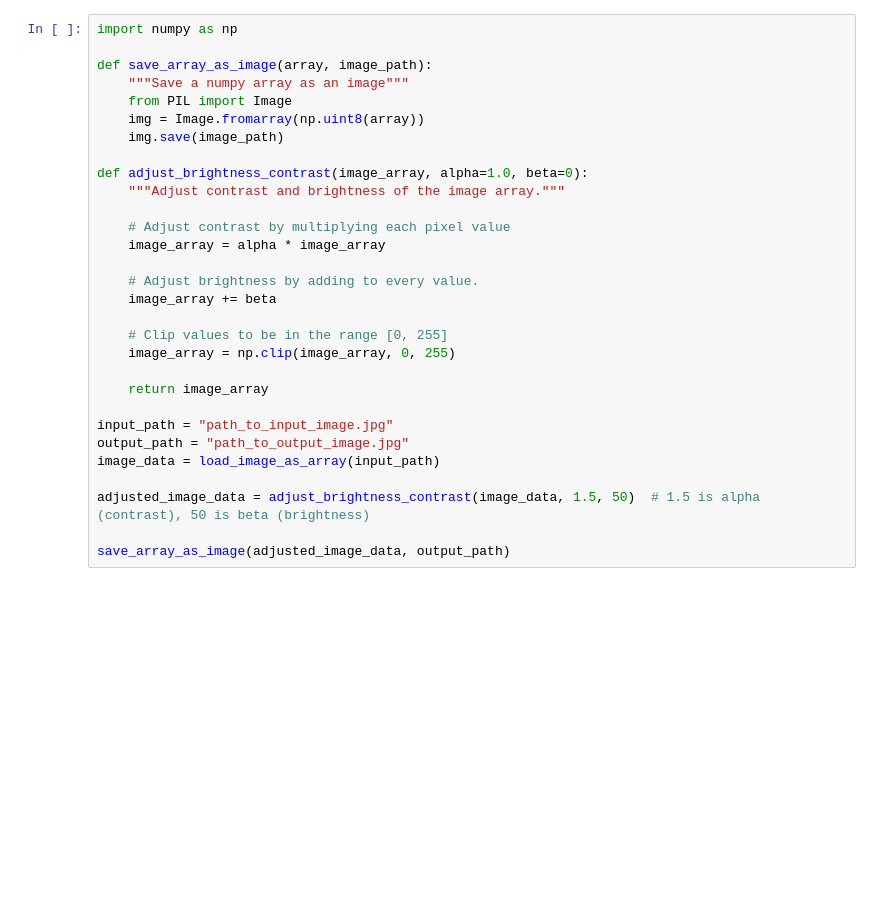
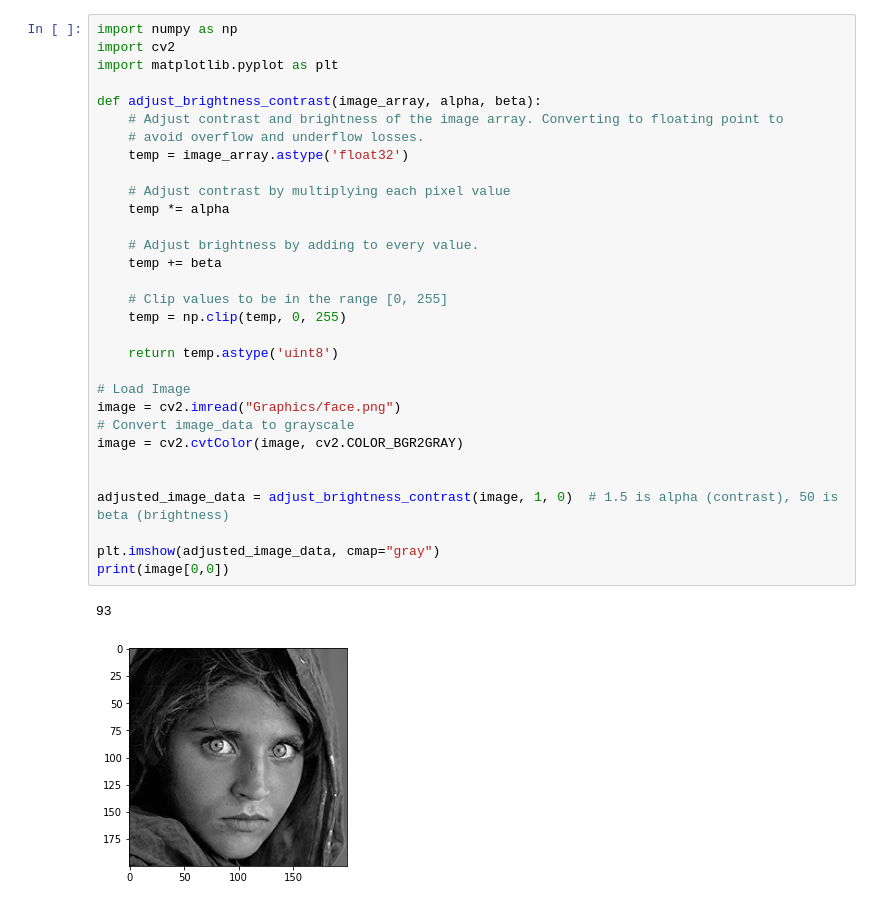
Before and after one commit to currymike123/ComputerVision, a Jupyter notebook: Module_Brightness_Contrast.ipynb, the cells around one changed output. Drawn from its saved outputs; the diff is of its cells as text; blank space fills up the shorter version.

Commit message:
Added to Brightness Contrast

```diff
--- a/Module_Brightness_Contrast.ipynb
+++ b/Module_Brightness_Contrast.ipynb
@@ -9,30 +31,34 @@
 # %%
 import numpy as np
+import cv2
+import matplotlib.pyplot as plt
 
-def save_array_as_image(array, image_path):
-    """Save a numpy array as an image"""
-    from PIL import Image
-    img = Image.fromarray(np.uint8(array))
-    img.save(image_path)
-
-def adjust_brightness_contrast(image_array, alpha=1.0, beta=0):
-    """Adjust contrast and brightness of the image array."""
+def adjust_brightness_contrast(image_array, alpha, beta):
+    # Adjust contrast and brightness of the image array. Converting to floating point to
+    # avoid overflow and underflow losses.
+    temp = image_array.astype('float32')
 
     # Adjust contrast by multiplying each pixel value
-    image_array = alpha * image_array
+    temp *= alpha
 
     # Adjust brightness by adding to every value.
-    image_array += beta
+    temp += beta
 
     # Clip values to be in the range [0, 255]
-    image_array = np.clip(image_array, 0, 255)
+    temp = np.clip(temp, 0, 255)
 
-    return image_array
+    return temp.astype('uint8')
 
-input_path = "path_to_input_image.jpg"
-output_path = "path_to_output_image.jpg"
-image_data = load_image_as_array(input_path)
+# Load Image
+image = cv2.imread("Graphics/face.png")
+# Convert image_data to grayscale
+image = cv2.cvtColor(image, cv2.COLOR_BGR2GRAY)
 
-adjusted_image_data = adjust_brightness_contrast(image_data, 1.5, 50)  # 1.5 is alpha (contrast), 50 is beta (brightness)
 
-save_array_as_image(adjusted_image_data, output_path)
+adjusted_image_data = adjust_brightness_contrast(image, 1, 0)  # 1.5 is alpha (contrast), 50 is beta (brightness)
+
+plt.imshow(adjusted_image_data, cmap="gray")
+print(image[0,0])
+# %% [output]
+93
+[figure, added]
```
Also changed, not shown: parts of 4 cells of this notebook, 1 other file.
